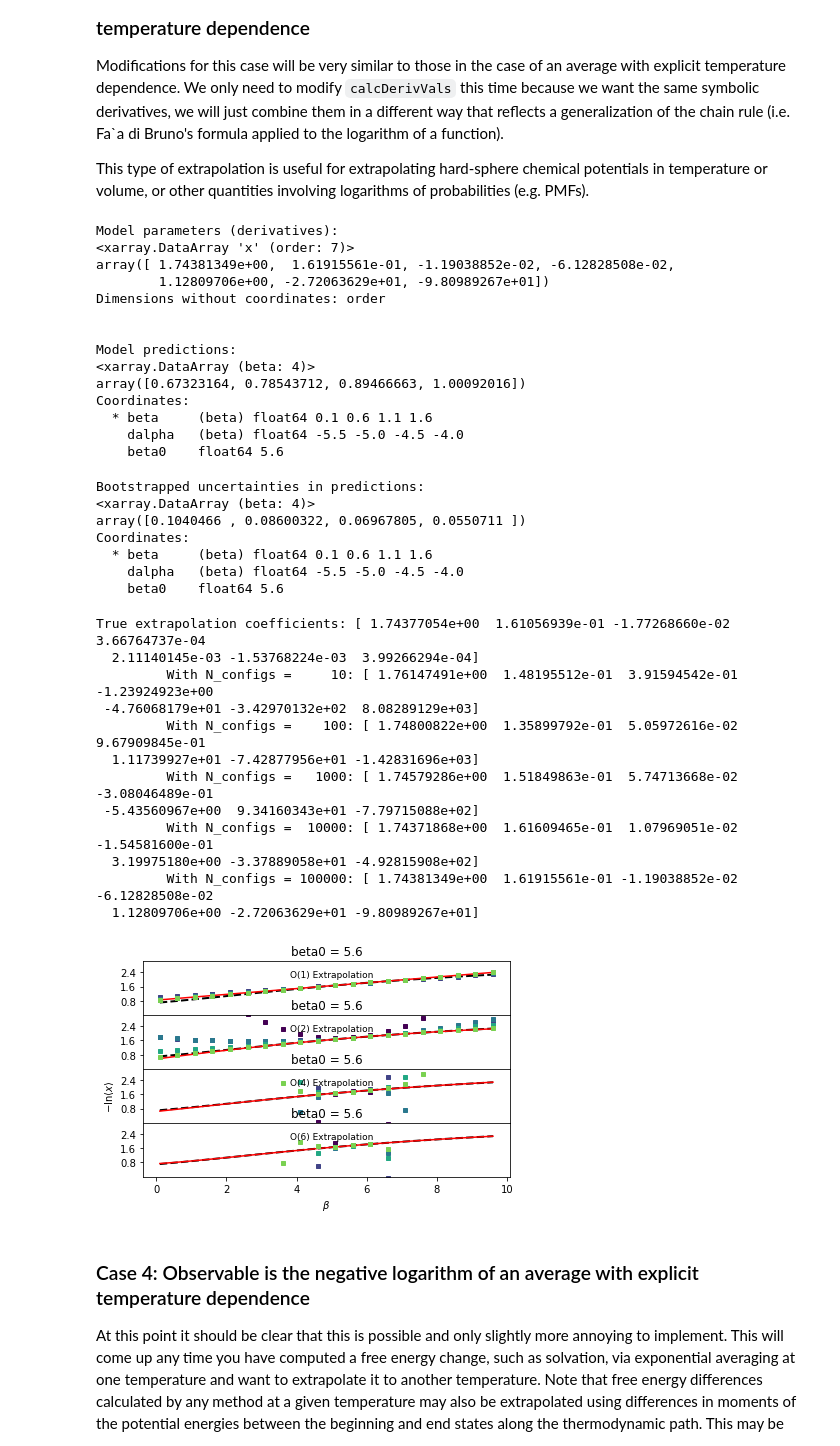
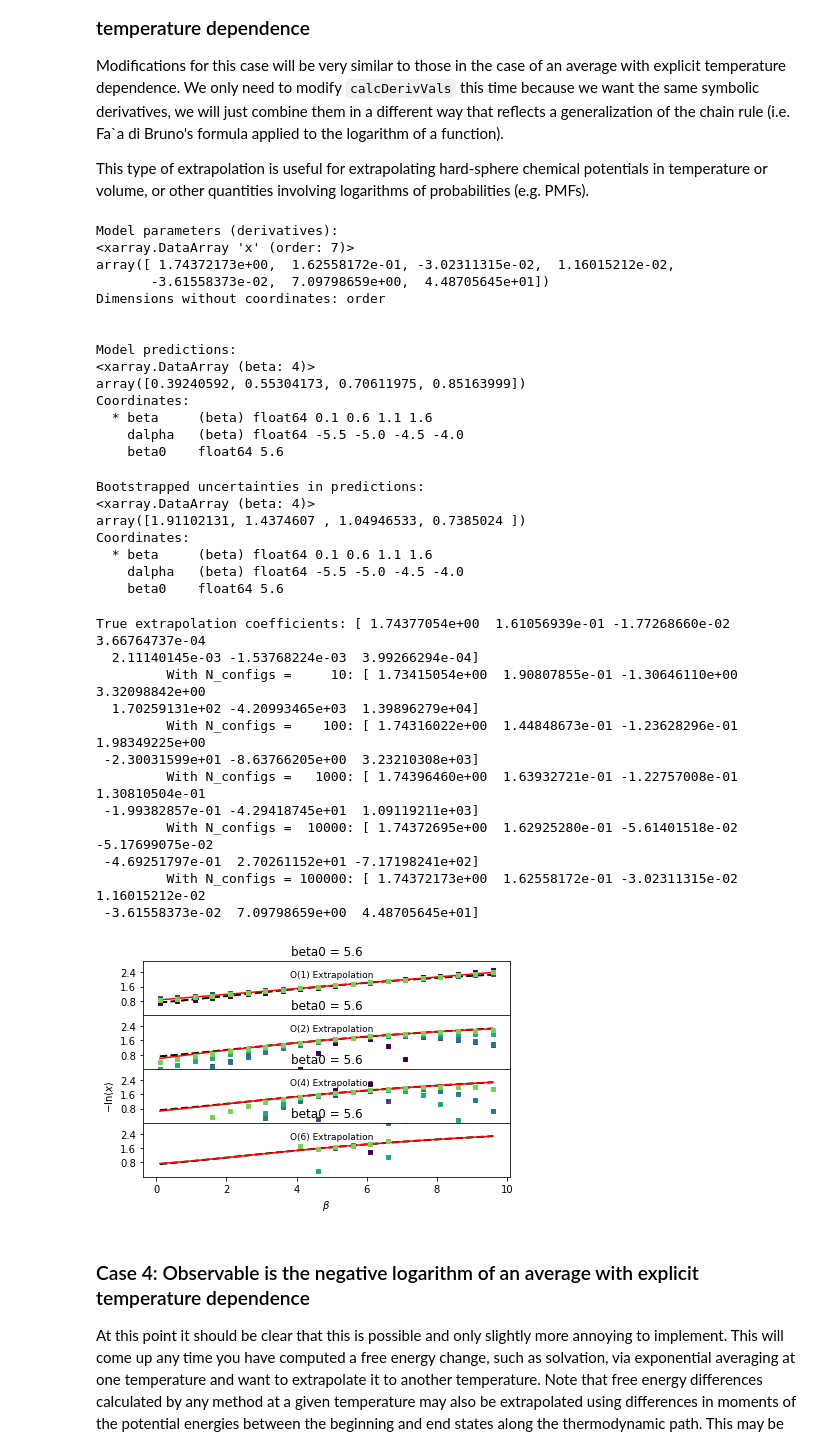
Before and after one commit to usnistgov/thermoextrap, a Jupyter notebook: Ideal_Gas_Example_xtrapy.ipynb, the cells around one changed output. Saved outputs shown, nothing was run; the diff lists cells and outputs as text; code cells hidden in the pictures.

```diff
--- a/Ideal_Gas_Example_xtrapy.ipynb
+++ b/Ideal_Gas_Example_xtrapy.ipynb
@@ -141,3 +183,0 @@ order = orders[-1]
-# %%
-#Generate all the data we could want
-xdata, udata = mIG.genData(beta, nConfigs=100000)
@@ -606,25 +624,28 @@ nsampcolors = plt.cm.viridis(np.arange(0.0, 1.0, float(1.0/len(nsampvals))))
 
 #First plot the analytical result
 for a in ax:
-    a.plot(betavals, betavals*mIG.avgX(betavals), 'k--', linewidth=2.0)
+    a.plot(betas, betas*idealgas.x_ave(betas, vol), 'k--', linewidth=2.0)
 
 #And the infinite sampling results for each extrapolation order
 #Hard-coding analytic extrapolation for the specific case of <B*x> here because it's simple and nice to check
 trueDerivs = np.zeros(np.max(orders)+1)
 for o in range(np.max(orders)+1):
     if o == 0:
-        trueDerivs[o] = (beta*(mIG.avgX(beta)))
+        trueDerivs[o] = (beta*(idealgas.x_ave(beta, vol)))
         continue
-    trueDerivs[o] = (o*mIG.avgXsym.diff(mIG.b, o-1).subs({mIG.b:beta, mIG.l:1.0})
-                     + beta*mIG.avgXsym.diff(mIG.b, o).subs({mIG.b:beta, mIG.l:1.0}))
+#     trueDerivs[o] = (o*mIG.avgXsym.diff(mIG.b, o-1).subs({mIG.b:beta, mIG.l:1.0})
+#                      + beta*mIG.avgXsym.diff(mIG.b, o).subs({mIG.b:beta, mIG.l:1.0}))
+    trueDerivs[o] = (o * idealgas.dbeta_xave(o-1)(beta, vol)
+                    + beta * idealgas.dbeta_xave(o)(beta, vol))
+
 print('True extrapolation coefficients: %s'%str(trueDerivs))
 
 #Now need to loop to get actual extrapolation values with analytical derivatives
 for j, o in enumerate(orders):
     trueExtrap = 0.0
     for k in range(o+1):
-        trueExtrap += trueDerivs[k]*((betavals-beta)**k)/np.math.factorial(k)
-    ax[j].plot(betavals, trueExtrap, 'r-', zorder=0)
+        trueExtrap += trueDerivs[k]*((betas-beta)**k)/np.math.factorial(k)
+    ax[j].plot(betas, trueExtrap, 'r-', zorder=0)
 
 for i, n in enumerate(nsampvals):
     thisinds = np.random.choice(len(xdata), size=n, replace=False)
@@ -636,7 +657,7 @@ for i, n in enumerate(nsampvals):
                                                   xv=xdataDepend[thisinds],
                                                   deriv='deriv', central=True, order=order))
 
-    out = xem_dep.predict(betavals, cumsum=True)
+    out = xem_dep.predict(betas, cumsum=True)
     print('\t With N_configs = {:6}: {}'.format(n, xem_dep.xcoefs(norm=False).values[:,0]))
     for j, o in enumerate(orders):
         out.sel(order=o).plot(marker='s', ms=4, color=nsampcolors[i], ls='None', label='N={}'.format(n), ax=ax[j])
@@ -694,19 +715,19 @@ print('\n')
 
 #Finally, look at predictions
 print("Model predictions:")
-print(xem_log.predict(betavals[:4], order=2))
+print(xem_log.predict(betas[:4], order=2))
 print('\n')
 # %% [output]
 Model parameters (derivatives):
 <xarray.DataArray 'x' (order: 7)>
-array([ 1.74381349e+00,  1.61915561e-01, -1.19038852e-02, -6.12828508e-02,
-        1.12809706e+00, -2.72063629e+01, -9.80989267e+01])
+array([ 1.74372173e+00,  1.62558172e-01, -3.02311315e-02,  1.16015212e-02,
+       -3.61558373e-02,  7.09798659e+00,  4.48705645e+01])
 Dimensions without coordinates: order
 
 
 Model predictions:
 <xarray.DataArray (beta: 4)>
-array([0.67323164, 0.78543712, 0.89466663, 1.00092016])
+array([0.39240592, 0.55304173, 0.70611975, 0.85163999])
 Coordinates:
   * beta     (beta) float64 0.1 0.6 1.1 1.6
     dalpha   (beta) float64 -5.5 -5.0 -4.5 -4.0
@@ -714,11 +735,11 @@ Coordinates:
 # %%
 #And bootstrapped uncertainties
 print("Bootstrapped uncertainties in predictions:")
-print(xem_log.resample(nrep=100).predict(betavals[:4], order=2).std('rep'))
+print(xem_log.resample(nrep=100).predict(betas[:4], order=3).std('rep'))
 # %% [output]
 Bootstrapped uncertainties in predictions:
 <xarray.DataArray (beta: 4)>
-array([0.1040466 , 0.08600322, 0.06967805, 0.0550711 ])
+array([1.91102131, 1.4374607 , 1.04946533, 0.7385024 ])
 Coordinates:
   * beta     (beta) float64 0.1 0.6 1.1 1.6
     dalpha   (beta) float64 -5.5 -5.0 -4.5 -4.0
@@ -735,7 +756,7 @@ nsampcolors = plt.cm.viridis(np.arange(0.0, 1.0, float(1.0/len(nsampvals))))
 
 #First plot the analytical result
 for a in ax:
-    a.plot(betavals, -np.log(mIG.avgX(betavals)), 'k--', linewidth=2.0)
+    a.plot(betas, -np.log(idealgas.x_ave(betas, vol)), 'k--', linewidth=2.0)
 
 #And the infinite sampling results for each extrapolation order
 #Must carefully calculate derivatives with Faa di Bruno's formula, then manually do extrapolation
@@ -743,64 +764,69 @@ for a in ax:
 trueDerivs = np.zeros(np.max(orders)+1)
 for o in range(np.max(orders)+1):
     if o == 0:
-        trueDerivs[o] = (-np.log(mIG.avgX(beta)))
+        trueDerivs[o] = (-np.log(idealgas.x_ave(beta)))
         continue
     for k in range(1,o+1):
-        thisDiffs = np.array([mIG.avgXsym.diff(mIG.b, l).subs({mIG.b:beta, mIG.l:1.0}) for l in range(1, o-k+2)])
-        trueDerivs[o] += np.math.factorial(k-1)*((-1/mIG.avgX(beta))**k)*bell(o, k, thisDiffs)
-print('True extrapolation coefficients: %s'%str(trueDerivs))
+        thisDiffs = np.array([
+            #mIG.avgXsym.diff(mIG.b, l).subs({mIG.b:beta, mIG.l:1.0})
+            idealgas.dbeta_xave(kk)(beta, vol)
+            for kk in range(1, o-k+2)])
+        trueDerivs[o] += (
+            np.math.factorial(k-1) *
+            (-1/idealgas.x_ave(beta,vol))**k) *  bell(o, k, thisDiffs)
+print('True extrapolation coefficients: {}'.format(trueDerivs))
 
 #Loop to get actual analytical extrapolations based on derivatives
 for j, o in enumerate(orders):
     trueExtrap = 0.0
     for k in range(o+1):
-        trueExtrap += trueDerivs[k]*((betavals-beta)**k)/np.math.factorial(k)
-    ax[j].plot(betavals, trueExtrap, 'r-')
+        trueExtrap += trueDerivs[k]*((betas-beta)**k)/np.math.factorial(k)
+    ax[j].plot(betas, trueExtrap, 'r-')
 
 for i, n in enumerate(nsampvals):
     thisinds = np.random.choice(len(xdata), size=n, replace=False)
 
     #Get parameters for extrapolation model with this data by training it - the parameters are the derivatives
     xem_log = xpan_beta.factory_extrapmodel(
         beta=beta, minus_log=True,
         data=xpan_beta.DataCentralMomentsVals.from_vals(order=orders[-1],
                                                   uv=udata[thisinds],
                                                   xv=xdata[thisinds],
                                                   central=True))
-    out = xem_log.predict(betavals, cumsum=True)
+    out = xem_log.predict(betas, cumsum=True)
     print('\t With N_configs = %6i: %s'%(n, str(xem_log.xcoefs(norm=False).values.flatten()))) #Have to flatten because observable is 1-D
     for j, o in enumerate(orders):
         out.sel(order=o).plot(marker='s', ms=4, color=nsampcolors[i], ls='None', label='N={}'.format(n),
                               ax=ax[j])
-#        ax[j].plot(betavals, dataExtrap, 'o', markersize=4, color=nsampcolors[i], label='N=%i'%n)
+#        ax[j].plot(betas, dataExtrap, 'o', markersize=4, color=nsampcolors[i], label='N=%i'%n)
 
 ax[2].set_ylabel(r'$-\mathrm{ln} \langle x \rangle$')
 ax[-1].set_xlabel(r'$\beta$')
 
 for j, o in enumerate(orders):
     ax[j].annotate('O(%i) Extrapolation'%(o), xy=(0.4, 0.7), xycoords='axes fraction', fontsize=9)
 
 ax[0].set_ylim((0.0, 3.0))
 ax[-1].yaxis.set_major_locator(mpl.ticker.MaxNLocator(nbins=4, prune='both'))
 
 fig.tight_layout()
 fig.subplots_adjust(hspace=0.0)
 
 plt.show()
 # %% [output]
 True extrapolation coefficients: [ 1.74377054e+00  1.61056939e-01 -1.77268660e-02  3.66764737e-04
   2.11140145e-03 -1.53768224e-03  3.99266294e-04]
-         With N_configs =     10: [ 1.76147491e+00  1.48195512e-01  3.91594542e-01 -1.23924923e+00
- -4.76068179e+01 -3.42970132e+02  8.08289129e+03]
-         With N_configs =    100: [ 1.74800822e+00  1.35899792e-01  5.05972616e-02  9.67909845e-01
-  1.11739927e+01 -7.42877956e+01 -1.42831696e+03]
-         With N_configs =   1000: [ 1.74579286e+00  1.51849863e-01  5.74713668e-02 -3.08046489e-01
- -5.43560967e+00  9.34160343e+01 -7.79715088e+02]
-         With N_configs =  10000: [ 1.74371868e+00  1.61609465e-01  1.07969051e-02 -1.54581600e-01
-  3.19975180e+00 -3.37889058e+01 -4.92815908e+02]
-         With N_configs = 100000: [ 1.74381349e+00  1.61915561e-01 -1.19038852e-02 -6.12828508e-02
-  1.12809706e+00 -2.72063629e+01 -9.80989267e+01]
+         With N_configs =     10: [ 1.73415054e+00  1.90807855e-01 -1.30646110e+00  3.32098842e+00
+  1.70259131e+02 -4.20993465e+03  1.39896279e+04]
+         With N_configs =    100: [ 1.74316022e+00  1.44848673e-01 -1.23628296e-01  1.98349225e+00
+ -2.30031599e+01 -8.63766205e+00  3.23210308e+03]
+         With N_configs =   1000: [ 1.74396460e+00  1.63932721e-01 -1.22757008e-01  1.30810504e-01
+ -1.99382857e-01 -4.29418745e+01  1.09119211e+03]
+         With N_configs =  10000: [ 1.74372695e+00  1.62925280e-01 -5.61401518e-02 -5.17699075e-02
+ -4.69251797e-01  2.70261152e+01 -7.17198241e+02]
+         With N_configs = 100000: [ 1.74372173e+00  1.62558172e-01 -3.02311315e-02  1.16015212e-02
+ -3.61558373e-02  7.09798659e+00  4.48705645e+01]
-[figure, old version]
+[figure, new version]
 # %% [markdown]
 ### Case 4: Observable is the negative logarithm of an average with explicit temperature dependence
 
```
Also changed, not shown: parts of 42 cells of this notebook, 5 other files.
